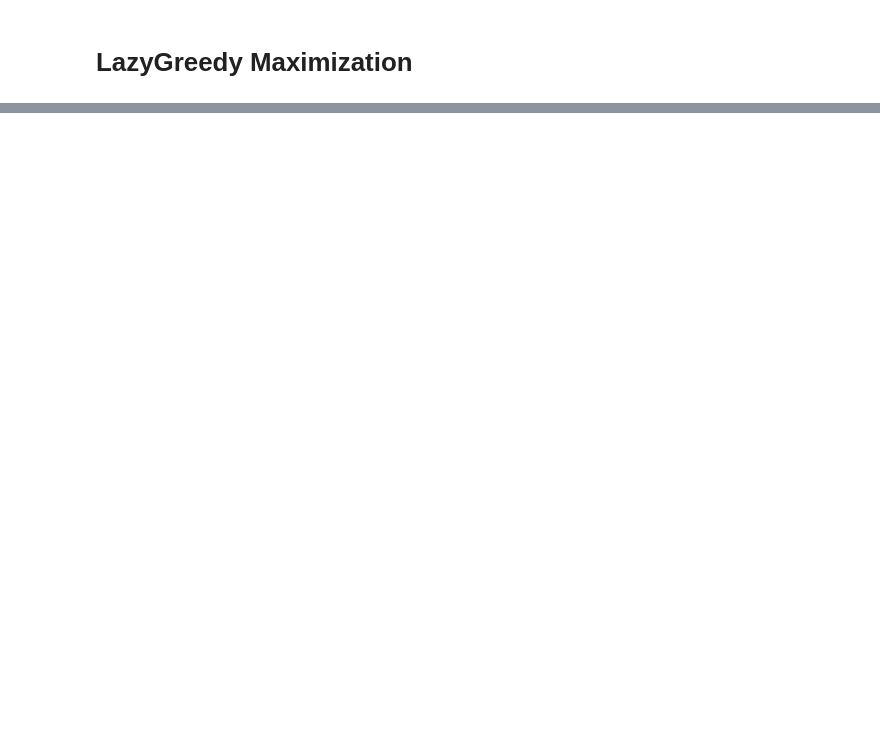
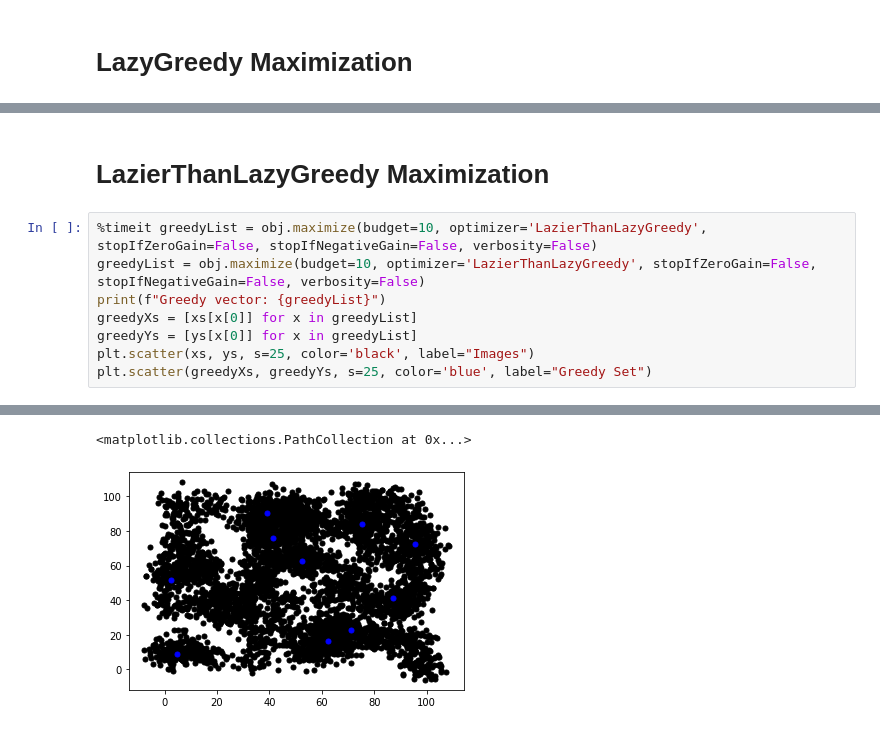
Before and after one commit to decile-team/submodlib, a Jupyter notebook: tutorials/Optimizers.ipynb, the cells around one changed output, grey strips where cells are left out. Drawn from its saved outputs; the diff is of its cells as text; blank space fills up the shorter version.

Commit message:
Added LazierThanLazyGreedy Optimizer

```diff
--- a/tutorials/Optimizers.ipynb
+++ b/tutorials/Optimizers.ipynb
@@ -70,3 +72,14 @@ plt.scatter(greedyXs, greedyYs, s=25, color='blue', label="Greedy Set")
 Greedy vector: [(2558, 36.0695915222168), (3314, 33.98683547973633), (3749, 32.73706817626953), (611, 29.259315490722656), (3975, 27.705493927001953), (3294, 27.268306732177734), (1489, 27.13933181762 ...
 <matplotlib.collections.PathCollection at 0x...>
 [figure]
+# %% [markdown]
+# LazierThanLazyGreedy Maximization
+# %%
+%timeit greedyList = obj.maximize(budget=10, optimizer='LazierThanLazyGreedy', stopIfZeroGain=False, stopIfNegativeGain=False, verbosity=False)
+greedyList = obj.maximize(budget=10, optimizer='LazierThanLazyGreedy', stopIfZeroGain=False, stopIfNegativeGain=False, verbosity=False)
+print(f"Greedy vector: {greedyList}")
+greedyXs = [xs[x[0]] for x in greedyList]
+greedyYs = [ys[x[0]] for x in greedyList]
+plt.scatter(xs, ys, s=25, color='black', label="Images")
+plt.scatter(greedyXs, greedyYs, s=25, color='blue', label="Greedy Set")
+# %% [output]
@@ -72,0 +88,2 @@ Greedy vector: [(2558, 36.0695915222168), (3314, 33.98683547973633), (3749, 32.7
+<matplotlib.collections.PathCollection at 0x...>
+[figure, added]
```
Also changed, not shown: parts of 5 cells of this notebook, 16 other files.
